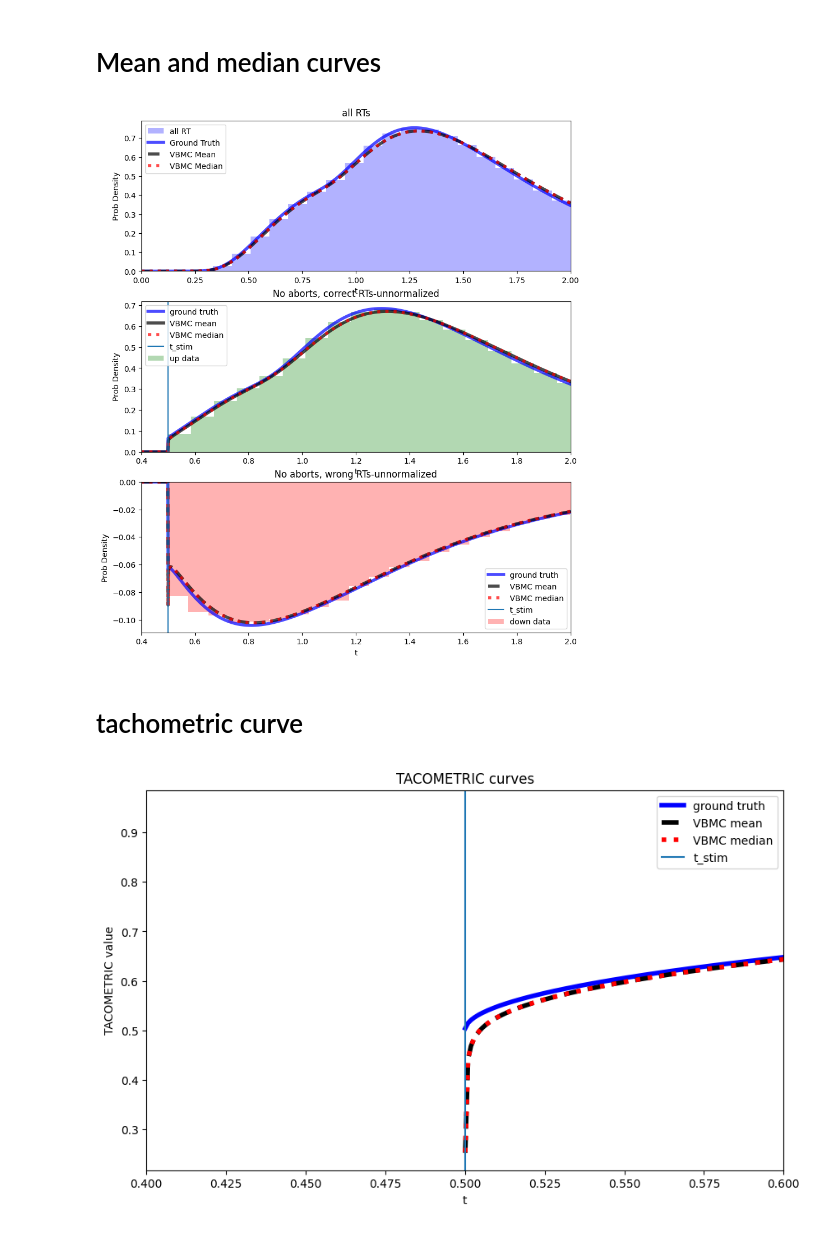
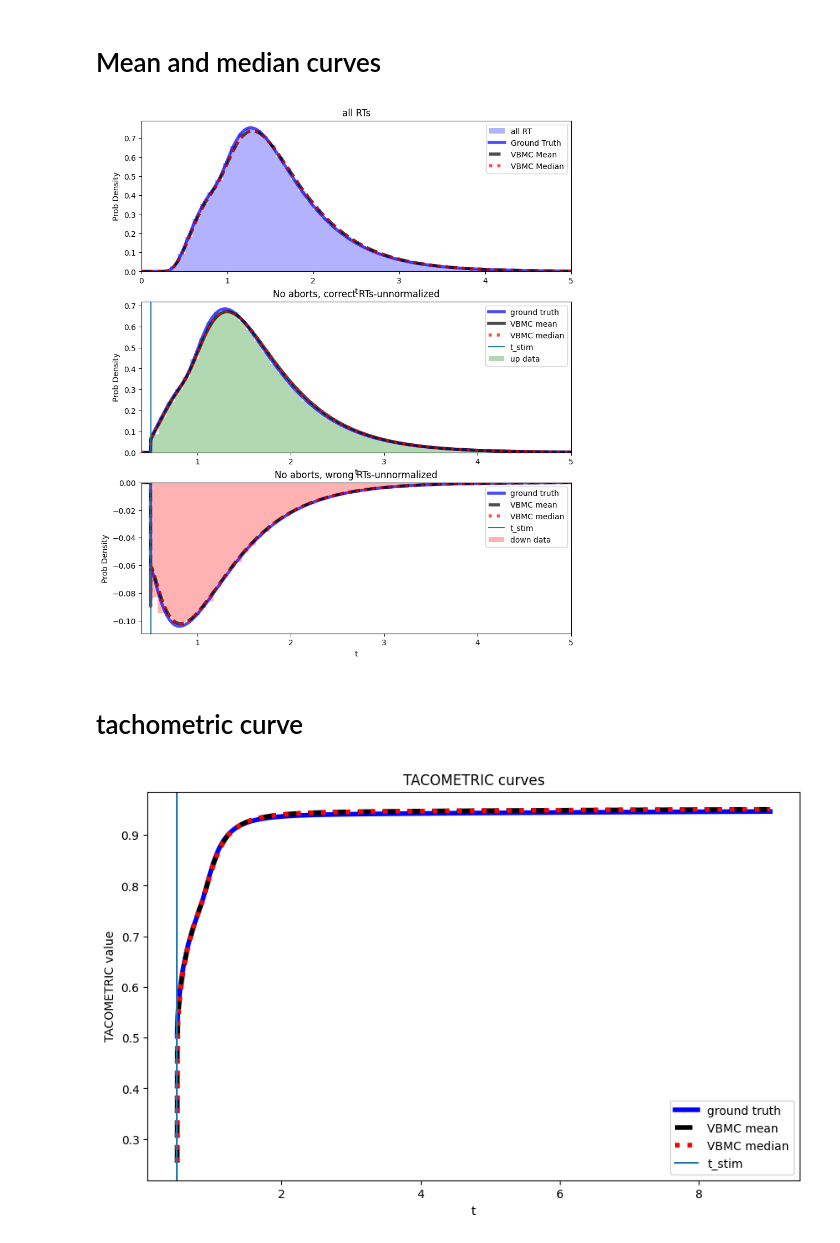
Before and after one commit to rakaar/ddm_codes, a Jupyter notebook: action_init_ddm/vbmc_delay_paper.ipynb, the cells around one changed output. Cells and saved outputs as stored; diff of their text form; code cells hidden in the pictures.

```diff
--- a/action_init_ddm/vbmc_delay_paper.ipynb
+++ b/action_init_ddm/vbmc_delay_paper.ipynb
@@ -222,8 +222,8 @@ Estimated ELBO: -12334.307 +/-0.036.
 # %%
 vp.save('VP_psiam_10K_t_A_zero_t_motor_large.pkl_17_09_POS_velocity_NEW_SIM.pkl')
 # %%
-# with open('VP_psiam_10K_t_A_zero_t_motor_large.pkl_17_09_negative_velocity.pkl', 'rb') as f:
-#     vp = pickle.load(f)
+with open('VP_psiam_10K_t_A_zero_t_motor_large.pkl_17_09_POS_velocity_NEW_SIM.pkl', 'rb') as f:
+    vp = pickle.load(f)
 # %%
 vp_samples = vp.sample(int(3e5))[0]
 V_A_samp = vp_samples[:,0]; theta_A_samp = vp_samples[:,1]
@@ -338,16 +340,21 @@ ground_truth_params['t_motor'] = t_motor
 # %%
-K_max = 10
 
 def all_RTs_fit_fn(t_pts, V_A, theta_A, V_E, theta_E, Z_E, t_stim, t_A_aff, t_E_aff, t_motor):
+    K_max = 10
+
     P_A = [rho_A_t_fn(t-t_A_aff-t_motor, V_A, theta_A, t_A_aff, t_motor) for t in t_pts]# if AI hit
-    C_E = [quad(rho_E_t_fn, 0, t-t_stim, args=(V_E, theta_E, K_max, t_stim, Z_E, t_E_aff, t_motor))[0] for t in t_pts]
+    C_E = [CDF_E_minus_small_t_NORM_fn(t-t_stim, -V_E, theta_E, K_max, t_stim, -Z_E, t_E_aff, t_motor) \
+           + CDF_E_minus_small_t_NORM_fn(t-t_stim, V_E, theta_E, K_max, t_stim, Z_E, t_E_aff, t_motor) for t in t_pts]
     P_E_cum = np.zeros(len(t_pts))
     for i,t in enumerate(t_pts):
         t1 = t - t_motor - t_stim - t_E_aff
         t2 = t - t_stim
         if t1 < 0:
             t1 = 0
-        P_E_cum[i] = quad(rho_E_t_fn, t1, t2, args=(V_E, theta_E, K_max, t_stim, Z_E, t_E_aff, t_motor))[0]
+        P_E_cum[i] = CDF_E_minus_small_t_NORM_fn(t2, -V_E, theta_E, K_max, t_stim, -Z_E, t_E_aff, t_motor) \
+                    + CDF_E_minus_small_t_NORM_fn(t2, V_E, theta_E, K_max, t_stim, Z_E, t_E_aff, t_motor) \
+                    - CDF_E_minus_small_t_NORM_fn(t1, -V_E, theta_E, K_max, t_stim, -Z_E, t_E_aff, t_motor) \
+                    - CDF_E_minus_small_t_NORM_fn(t1, V_E, theta_E, K_max, t_stim, Z_E, t_E_aff, t_motor)
 
 
     P_E = [rho_E_t_fn(t-t_E_aff-t_stim-t_motor, V_E, theta_E, K_max, t_stim, Z_E, t_E_aff, t_motor) for t in t_pts]
@@ -359,6 +366,8 @@ def all_RTs_fit_fn(t_pts, V_A, theta_A, V_E, theta_E, Z_E, t_stim, t_A_aff, t_E_
     return P_all
 
 def up_RTs_fit_fn(t_pts, V_A, theta_A, V_E, theta_E, Z_E, t_stim, t_A_aff, t_E_aff, t_motor):
+    K_max = 10
+
     P_A = [rho_A_t_fn(t-t_A_aff-t_motor, V_A, theta_A, t_A_aff, t_motor) for t in t_pts]
     P_EA_btn_1_2 = [P_small_t_btn_x1_x2(1, 2, t-t_stim, V_E, theta_E, Z_E, K_max, t_stim, t_E_aff, t_motor) for t in t_pts]
     P_E_plus_cum = np.zeros(len(t_pts))
@@ -367,7 +376,7 @@ def up_RTs_fit_fn(t_pts, V_A, theta_A, V_E, theta_E, Z_E, t_stim, t_A_aff, t_E_a
         t2 = t - t_stim
         if t1 < 0:
             t1 = 0
-        P_E_plus_cum[i] = quad(rho_E_minus_small_t_NORM_fn, t1, t2, args=(-V_E, theta_E, K_max, t_stim, -Z_E, t_E_aff, t_motor))[0]
+        P_E_plus_cum[i] = CDF_E_minus_small_t_NORM_fn(t2, -V_E, theta_E, K_max, t_stim, -Z_E, t_E_aff, t_motor) - CDF_E_minus_small_t_NORM_fn(t1, -V_E, theta_E, K_max, t_stim, -Z_E, t_E_aff, t_motor)
 
 
     P_E_plus = [rho_E_minus_small_t_NORM_fn(t-t_stim-t_E_aff-t_motor, -V_E, theta_E, K_max, t_stim, -Z_E, t_E_aff, t_motor) for t in t_pts]
@@ -379,6 +388,8 @@ def up_RTs_fit_fn(t_pts, V_A, theta_A, V_E, theta_E, Z_E, t_stim, t_A_aff, t_E_a
 
 
 def down_RTs_fit_fn(t_pts, V_A, theta_A, V_E, theta_E, Z_E, t_stim, t_A_aff, t_E_aff, t_motor):
+    K_max = 10
+
     P_A = [rho_A_t_fn(t-t_A_aff-t_motor, V_A, theta_A, t_A_aff, t_motor) for t in t_pts]
     P_EA_btn_0_1 = [P_small_t_btn_x1_x2(0, 1, t-t_stim, V_E, theta_E, Z_E, K_max, t_stim, t_E_aff, t_motor) for t in t_pts]
     P_E_minus_cum = np.zeros(len(t_pts))
@@ -387,7 +398,7 @@ def down_RTs_fit_fn(t_pts, V_A, theta_A, V_E, theta_E, Z_E, t_stim, t_A_aff, t_E
         t2 = t - t_stim
         if t1 < 0:
             t1 = 0
-        P_E_minus_cum[i] = quad(rho_E_minus_small_t_NORM_fn, t1, t2, args=(V_E, theta_E, K_max, t_stim, Z_E, t_E_aff, t_motor))[0]
+        P_E_minus_cum[i] = CDF_E_minus_small_t_NORM_fn(t2, V_E, theta_E, K_max, t_stim, Z_E, t_E_aff, t_motor) - CDF_E_minus_small_t_NORM_fn(t1, V_E, theta_E, K_max, t_stim, Z_E, t_E_aff, t_motor)
 
 
     P_E_minus = [rho_E_minus_small_t_NORM_fn(t-t_stim-t_E_aff-t_motor, V_E, theta_E, K_max, t_stim, Z_E, t_E_aff, t_motor) for t in t_pts]
@@ -426,39 +437,39 @@ frac_of_wrongs = len(RTs_down_non_abort)/len(RTs)
 hist_down *= frac_of_wrongs
 bin_centers_down = (bin_edges_down[1:] + bin_edges_down[:-1])/2
 # %%
-xlim1 = 0.4; xlim2 = 2
+xlim1 = 0.4; xlim2 = 5
 
 plt.figure(figsize=(10, 12))
 plt.subplot(3,1,1)
 plt.hist(RTs, bins=100, alpha=0.3, label='all RT', density=True, color='b');
 plt.plot(t_pts, all_RTs_ground_truth_curve, label='Ground Truth', color='b', alpha=0.7, linewidth=4)
 plt.plot(t_pts, all_RTs_mean_curve, label='VBMC Mean', linestyle='--', color='k', alpha=0.7, linewidth=4)
 plt.plot(t_pts, all_RTs_median_curve, label='VBMC Median', linestyle=':', color='r', alpha=0.7, linewidth=4)
 plt.legend();
 plt.xlim(0, xlim2)
 plt.xlabel('t'); plt.ylabel('Prob Density');plt.title('all RTs');
 
 plt.subplot(3,1,2)
 plt.bar(bin_centers_up, hist_up, width=np.diff(bin_edges_up),label='up data', alpha=0.3, color='g');
 plt.plot(t_pts, up_RTs_ground_truth_curve, label='ground truth', color='b', alpha=0.7, linewidth=4);
 plt.plot(t_pts, up_RTs_mean_curve, label='VBMC mean', linestyle='-', color='k', alpha=0.7, linewidth=4);
 plt.plot(t_pts, up_RTs_median_curve, label='VBMC median', linestyle=':', color='r', alpha=0.7, linewidth=4);
 plt.xlim(xlim1, xlim2)
 plt.axvline(x=t_stim, label='t_stim')
 plt.legend();
 plt.xlabel('t'); plt.ylabel('Prob Density');plt.title('No aborts, correct RTs-unnormalized');
 
 plt.subplot(3,1,3)
 plt.bar(bin_centers_down, -hist_down, width=np.diff(bin_edges_down),label='down data', alpha=0.3, color='r');
 plt.plot(t_pts, -down_RTs_ground_truth_curve, label='ground truth', color='b', alpha=0.7, linewidth=4);
 plt.plot(t_pts, -down_RTs_mean_curve, label='VBMC mean', linestyle='--', color='k', alpha=0.7, linewidth=4);
 plt.plot(t_pts, -down_RTs_median_curve, label='VBMC median', linestyle=':', color='r', alpha=0.7, linewidth=4);
 plt.axvline(x=t_stim, label='t_stim')
 plt.xlim(xlim1, xlim2)
 plt.legend();
 plt.xlabel('t'); plt.ylabel('Prob Density');plt.title('No aborts, wrong RTs-unnormalized');
 # %% [output]
-[figure, old version]
+[figure, new version]
 # %% [markdown]
 # tachometric curve
 # %%
@@ -474,9 +485,9 @@ plt.plot(t_pts, ground_truth_taco, label='ground truth', color='b', linewidth=4)
 plt.plot(t_pts, vbmc_mean_taco, label='VBMC mean', color='k', linestyle='--', linewidth=4)
 plt.plot(t_pts, vbmc_median_taco, label='VBMC median', color='r', linestyle=':', linewidth=4)
 plt.axvline(x=t_stim, label='t_stim')
-plt.xlim(0.4, 0.6)
+# plt.xlim(0.4, 0.6)
 plt.legend()
 plt.title('TACOMETRIC curves')
 plt.xlabel('t'); plt.ylabel('TACOMETRIC value');
 # %% [output]
-[figure, old version]
+[figure, new version]
```
Also changed, not shown: parts of 2 cells of this notebook, 5 other files.
